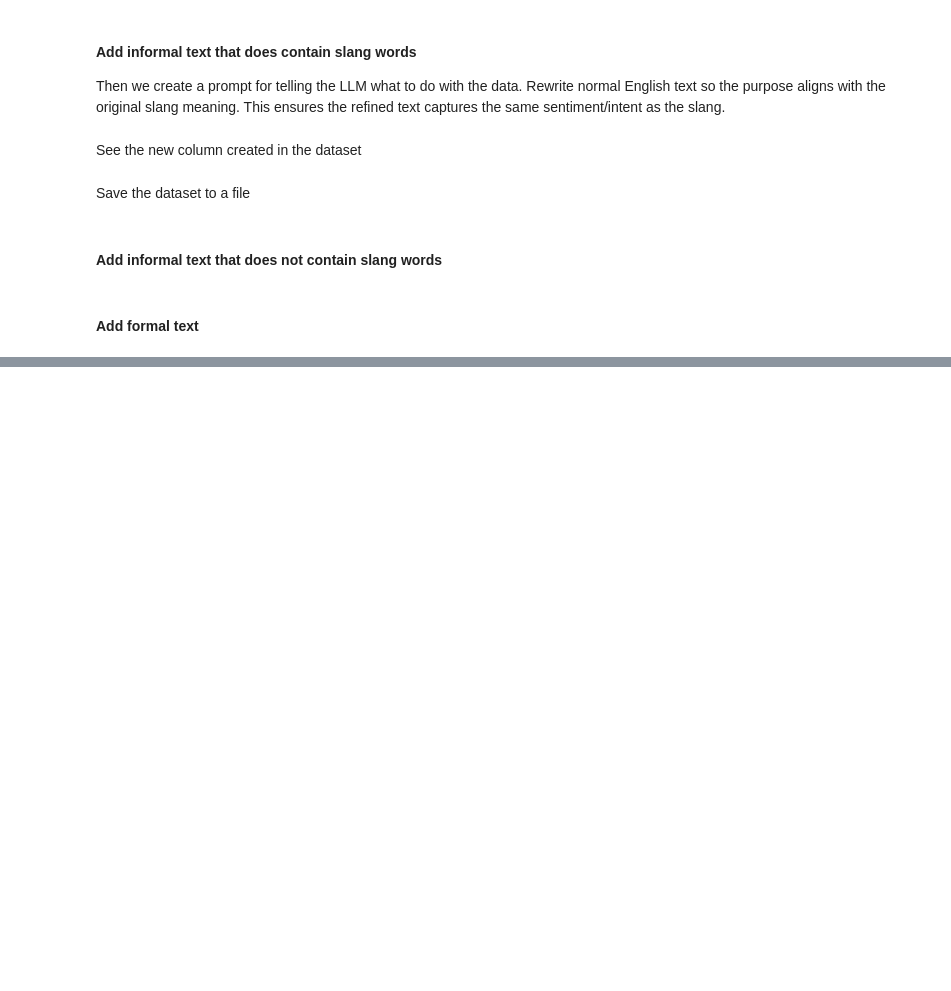
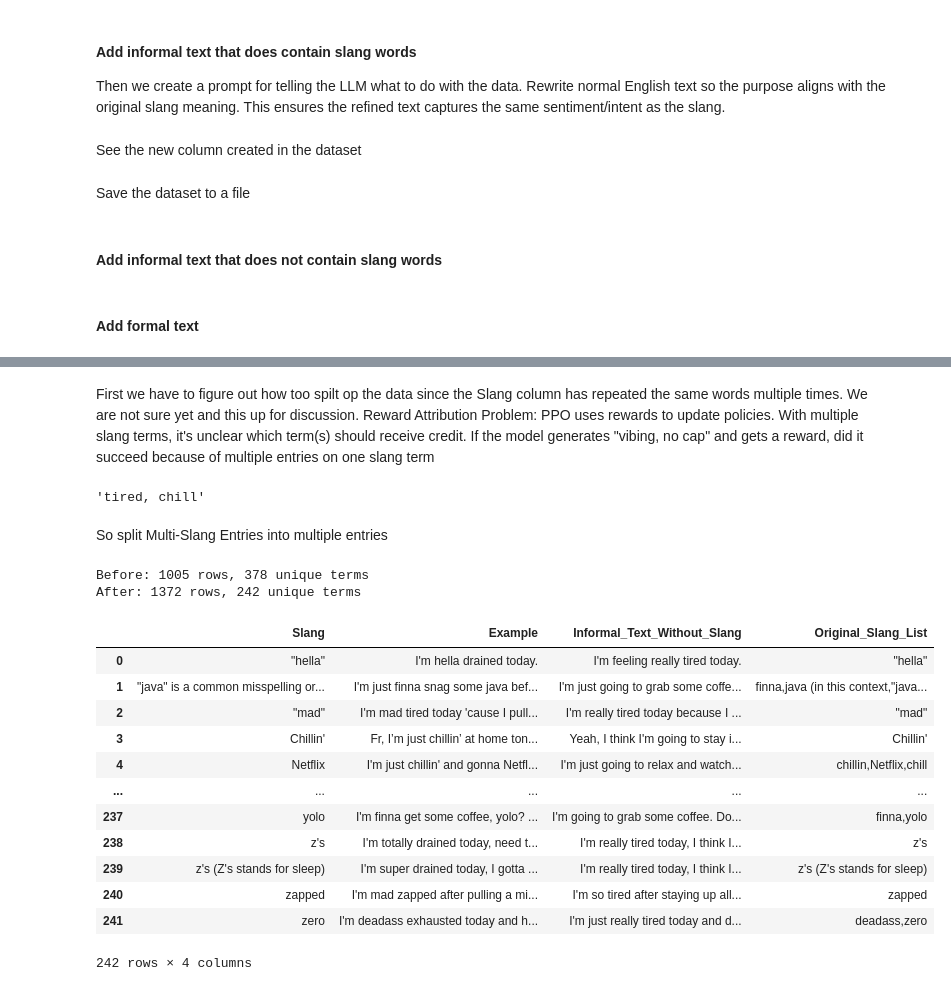
Before and after one commit to au-nlp/project-milestone-p2-group1, a Jupyter notebook: scripts/Data_Creation.ipynb, the cells around one changed output, grey strips where cells are left out. Saved outputs shown, nothing was run; the diff lists cells and outputs as text; code cells hidden in the pictures; blank space fills up the shorter version.

Commit message:
Add data and notebook update

```diff
--- a/scripts/Data_Creation.ipynb
+++ b/scripts/Data_Creation.ipynb
@@ -28,4 +28,7 @@ Use the function we have defined in our libary
 # %%
 client = LLMClient()
 analyser = SlangAnalyzer()
-basepath = "../Data/"
+basepath = "Data/"
+gen_zz_words = "gen_zz_words.csv"
+genz_slang_pairs = "genz-slang-pairs-1k.csv"
+genz_slang = "genz_slang.csv"
@@ -443,0 +552,54 @@ df_mlbtrio.to_csv("genz_slang.csv", index=False)
+# %%
+df_pairs = pd.read_csv(basepath + genz_slang_pairs)
+# %% [markdown]
+First we have to figure out how too spilt op the data since the Slang column has repeated the same words multiple times. We are not sure yet and this up for discussion. Reward Attribution Problem: PPO uses rewards to update policies. With multiple slang terms, it's unclear which term(s) should receive credit. If the model generates "vibing, no cap" and gets a reward, did it succeed because of multiple entries on one slang term
+# %%
+df_pairs.Slang[5]
+# %% [output]
+'tired, chill'
+# %% [markdown]
+So split Multi-Slang Entries into multiple entries
+# %%
+def split_multi_slang(df):
+    """
+    Convert multi-slang entries into separate rows
+    E.g., "vibing, no cap" becomes two rows with same Example
+    """
+    rows = []
+    for idx, row in df.iterrows():
+        slang_terms = [s.strip() for s in row['Slang'].split(',')]
+
+        for slang in slang_terms:
+            new_row = row.copy()
+            new_row['Slang'] = slang  # Single term
+            new_row['Original_Slang_List'] = ','.join(slang_terms)  # Keep reference
+            rows.append(new_row)
+
+    return pd.DataFrame(rows)
+
+# Apply transformation
+df_split = split_multi_slang(df_pairs)
+
+print(f"Before: {len(df_pairs)} rows, {df_pairs['Slang'].nunique()} unique terms")
+print(f"After: {len(df_split)} rows, {df_split['Slang'].nunique()} unique terms")
+# %% [output]
+Before: 1005 rows, 378 unique terms
+After: 1372 rows, 242 unique terms
+# %%
+df_unique = df_split.groupby('Slang').first().reset_index()
+df_unique
+# Result: 378 rows (one per unique slang term)
+# %% [output]
+|  | Slang | Example | Informal_Text_Without_Slang | Original_Slang_List |
+| 0 | "hella" | I'm hella drained today. | I'm feeling really tired today. | "hella" |
+| 1 | "java" is a common misspelling or... | I'm just finna snag some java bef... | I'm just going to grab some coffe... | finna,java (in this context,"java... |
+| 2 | "mad" | I'm mad tired today 'cause I pull... | I'm really tired today because I ... | "mad" |
+| 3 | Chillin' | Fr, I’m just chillin’ at home ton... | Yeah, I think I'm going to stay i... | Chillin' |
+| 4 | Netflix | I'm just chillin' and gonna Netfl... | I'm just going to relax and watch... | chillin,Netflix,chill |
+| ... | ... | ... | ... | ... |
+| 237 | yolo | I'm finna get some coffee, yolo? ... | I'm going to grab some coffee. Do... | finna,yolo |
+| 238 | z's | I'm totally drained today, need t... | I'm really tired today, I think I... | z's |
+| 239 | z's (Z's stands for sleep) | I'm super drained today, I gotta ... | I'm really tired today, I think I... | z's (Z's stands for sleep) |
+| 240 | zapped | I'm mad zapped after pulling a mi... | I'm so tired after staying up all... | zapped |
+| 241 | zero | I'm deadass exhausted today and h... | I'm just really tired today and d... | deadass,zero |
+242 rows × 4 columns
```
Also changed, not shown: parts of 37 cells of this notebook, 6 other files.
